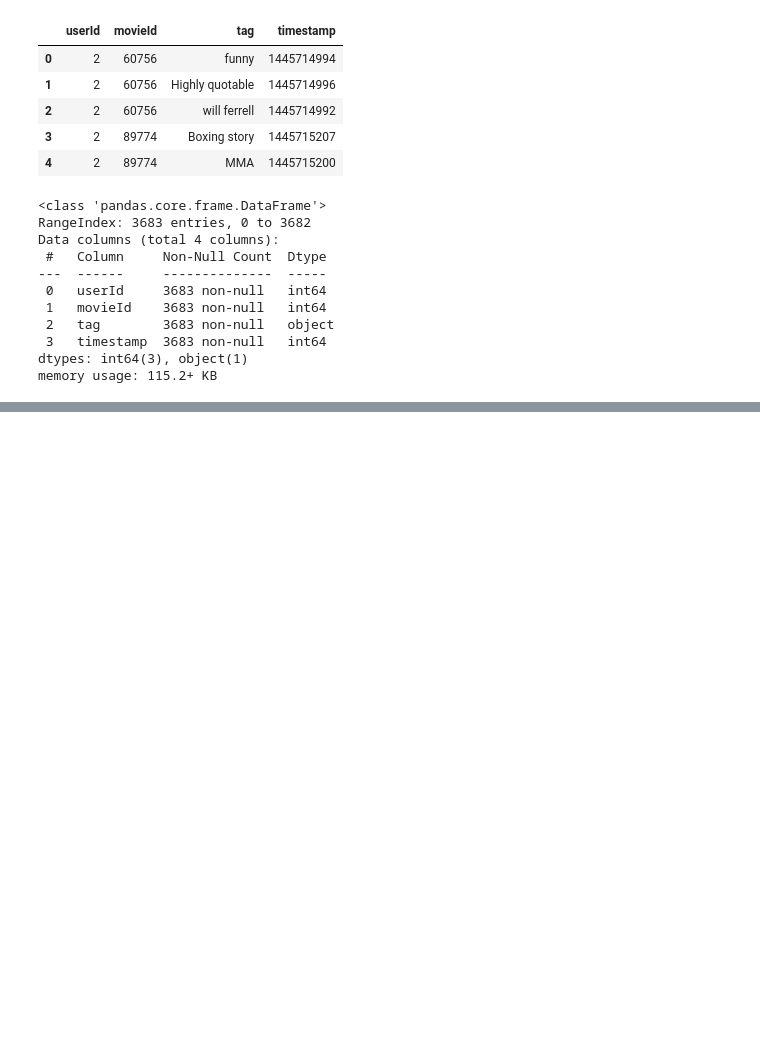
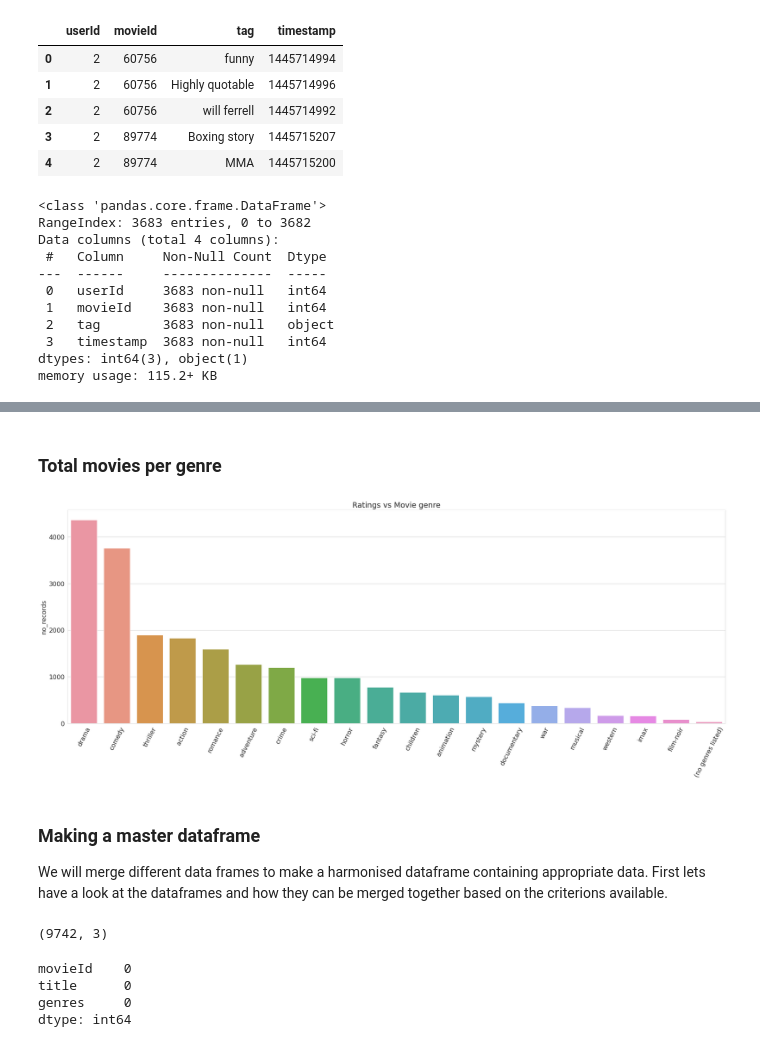
Before and after one commit to Obatsa/Movie-reccomender, a Jupyter notebook: phase_4_project.ipynb, the cells around one changed output, grey strips where cells are left out. Cells and saved outputs as stored; diff of their text form; code cells hidden in the pictures; blank space fills up the shorter version.

```diff
--- a/phase_4_project.ipynb
+++ b/phase_4_project.ipynb
@@ -119,0 +414,10 @@ memory usage: 115.2+ KB
+# %%
+# creating a list to store the movie genres
+genres = []
+
+for record in range(len(movies_df_cleaned)):
+    genres_list = movies_df_cleaned.loc[record, 'genres']
+
+    for genre in genres_list:
+        if genre not in genres:
+            genres.append(genre)
@@ -119,0 +426,25 @@ memory usage: 115.2+ KB
+# %%
+#  creating a df to store the average ratings of every genre
+genre_ratings_records = pd.DataFrame(index=genres, columns=['ratings'], data=np.zeros(len(genres)))
+genre_ratings_records['no_records'] = np.zeros(len(genres))
+
+for genre in genres:
+    # iterating through every record to
+    ratings = []
+    no_records = 0
+    for record in range(movies_df_cleaned.shape[0]):
+        genres = movies_df_cleaned.loc[record, 'genres']
+
+        if genre in genres:
+            movie_id = movies_df_cleaned.loc[record, 'movieId']
+
+            # fetching the ratings from the ratings df
+            ratings.append(ratings_df[ratings_df.movieId == movie_id]['rating'].mean())
+            no_records+=1
+
+
+    genre_ratings_records.loc[genre, 'ratings'] = np.mean(ratings)
+    genre_ratings_records.loc[genre, 'no_records'] = no_records
+
+genre_ratings_sorted = genre_ratings_records
+genre_ratings_sorted.head()
@@ -119,0 +458,11 @@ memory usage: 115.2+ KB
+# %% [markdown]
+### Total movies per genre
+# %%
+# printing the top 5 most ratied genres
+plt.figure(figsize=(30,10))
+sns.barplot(x=genre_ratings_sorted.sort_values('no_records', ascending=False).index, y=genre_ratings_sorted.sort_values('no_records', ascending=False).no_records)
+plt.xticks(rotation=63)
+plt.title('Ratings vs Movie genre')
+plt.show()
+# %% [output]
+[figure, added]
@@ -119,0 +472,14 @@ memory usage: 115.2+ KB
+# %% [markdown]
+### Making a master dataframe
+We will merge different data frames to make a harmonised dataframe containing appropriate data. First lets have a look at the dataframes and how they can be merged together based on the criterions available.
+# %%
+movies_df_cleaned.shape
+# %% [output]
+(9742, 3)
+# %%
+movies_df_cleaned.isna().sum()
+# %% [output]
+movieId    0
+title      0
+genres     0
+dtype: int64
```
Also changed, not shown: parts of 133 cells of this notebook.
